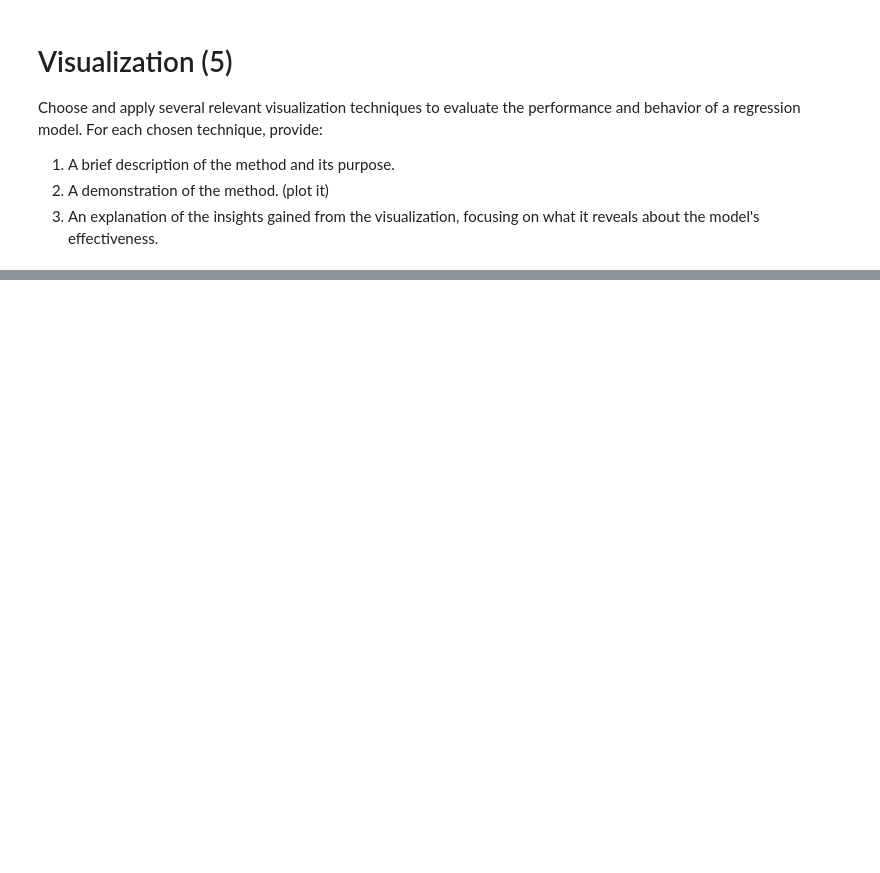
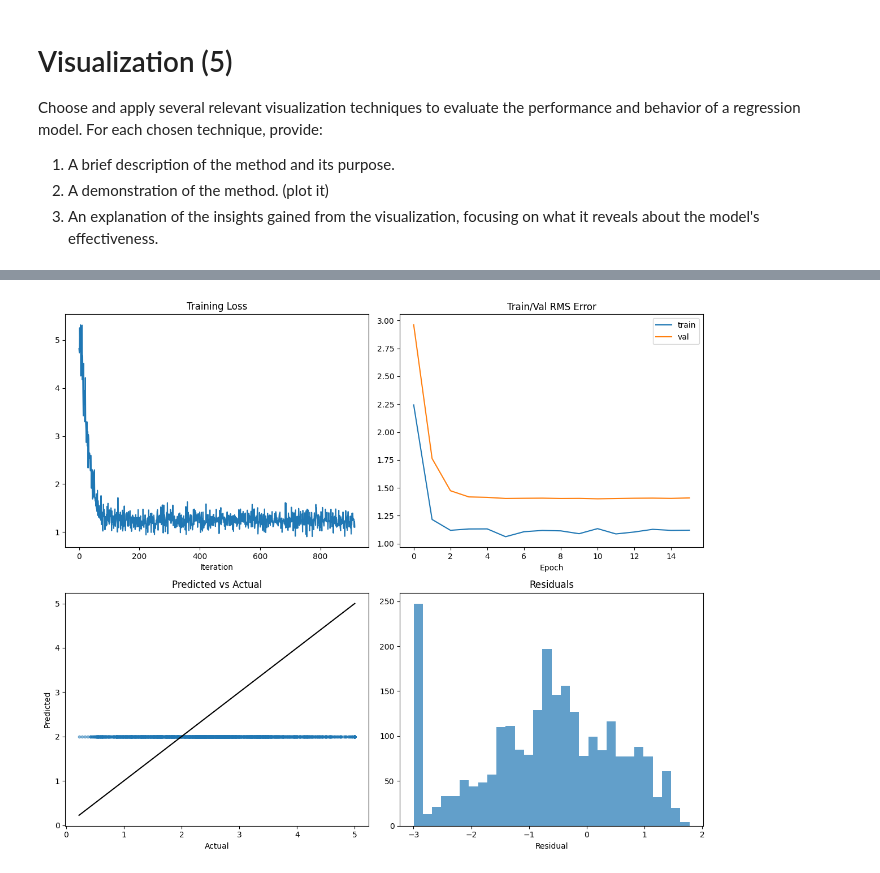
Before and after one commit to ShayanSalehi81/DeepLearning, a Jupyter notebook: HW1/Practicals/P2/2-NN_Scratch.ipynb, the cells around one changed output, grey strips where cells are left out. Cells and saved outputs as stored; diff of their text form; code cells hidden in the pictures; blank space fills up the shorter version.

```diff
--- a/HW1/Practicals/P2/2-NN_Scratch.ipynb
+++ b/HW1/Practicals/P2/2-NN_Scratch.ipynb
@@ -426,7 +422,11 @@ def sigmoid_backward(dout, cache):
     # TODO: Implement the Sigmoid backward pass.                              #
     ###########################################################################
     # *****START OF YOUR CODE (DO NOT DELETE/MODIFY THIS LINE)*****
-    dx = # Derivative of loss with respect to x
+
+    x = cache
+    sig = 1.0 / (1.0 + np.exp(-x))
+    dx = dout * sig * (1.0 - sig)
+
     return dx
 # %% [markdown]
 You can test your implementation using numeric gradient checking:
@@ -473,13 +473,12 @@ def mse_loss(x, y):
     x_orig_shape = x.shape
     x = np.squeeze(x)
 
-
-    MSE = # compute MSE(x,y)
+    y = np.squeeze(y)
+    diff = x - y
+    MSE = np.mean(diff ** 2)
     N = x.shape[0]
-    dx = # Derivative of loss with respect to x
-
-
-    dx = # match the shapes
+    dx = (2.0 / N) * diff
+    dx = dx.reshape(x_orig_shape)
 
     assert dx.shape == x_orig_shape, "Shape of gradient dx does not match the original shape of input data x"
 
@@ -749,8 +779,8 @@ def sgd_momentum(w, dw, config=None):
     ###########################################################################
     # *****START OF YOUR CODE (DO NOT DELETE/MODIFY THIS LINE)*****
 
-    v = # compute the velocity
-    next_w = # update weights
+    v = config["momentum"] * v - config["learning_rate"] * dw
+    next_w = w + v
 
     # *****END OF YOUR CODE (DO NOT DELETE/MODIFY THIS LINE)*****
     ###########################################################################
@@ -836,24 +866,30 @@ california_housing_best_model = None
 
 data = {
     'X_train': X_train,
-    'y_train': y_train.astype(int),
+    'y_train': y_train.astype(np.float32),
     'X_val': X_val,
-    'y_val': y_val.astype(int),
+    'y_val': y_val.astype(np.float32),
     'X_test': X_test,
-    'y_test': y_test.astype(int)
+    'y_test': y_test.astype(np.float32)
     }
 
-# feel free to define your own model and test with different models.
-model = # model
+model = FullyConnectedNet(
+    hidden_dims=[128, 64, 32],
+    input_dim=X_train.shape[1],
+    output_dim=1,
+    reg=1e-3,
+    weight_scale=1e-2,
+    dtype=np.float32
+)
 
-# feel free to change the hyper-parameters.
 solver = Solver(model, data,
                 update_rule=sgd_momentum,
                 optim_config={
                   'learning_rate': 1e-3,
+                  'momentum': 0.9
                 },
                 lr_decay=0.95,
-                num_epochs=5, batch_size=200,
+                num_epochs=15, batch_size=256,
                 print_every=100)
 solver.train()
 
@@ -918,0 +973,4 @@ def visualize_training_results(solver, title_prefix=""):
+# %%
+visualize_training_results(california_housing_solver)
+# %% [output]
+[figure, added]
```
Also changed, not shown: parts of 14 cells of this notebook, 18 other files.
